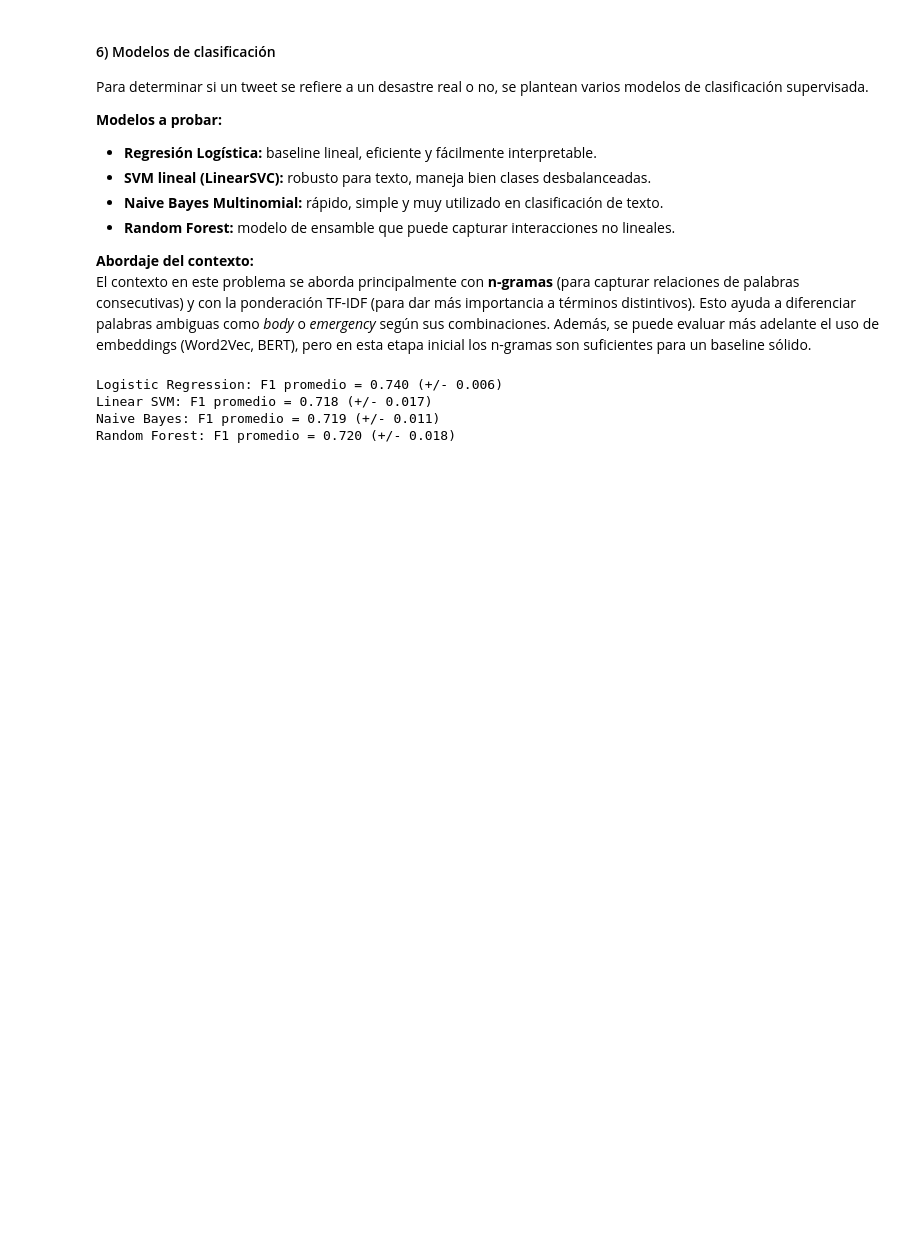
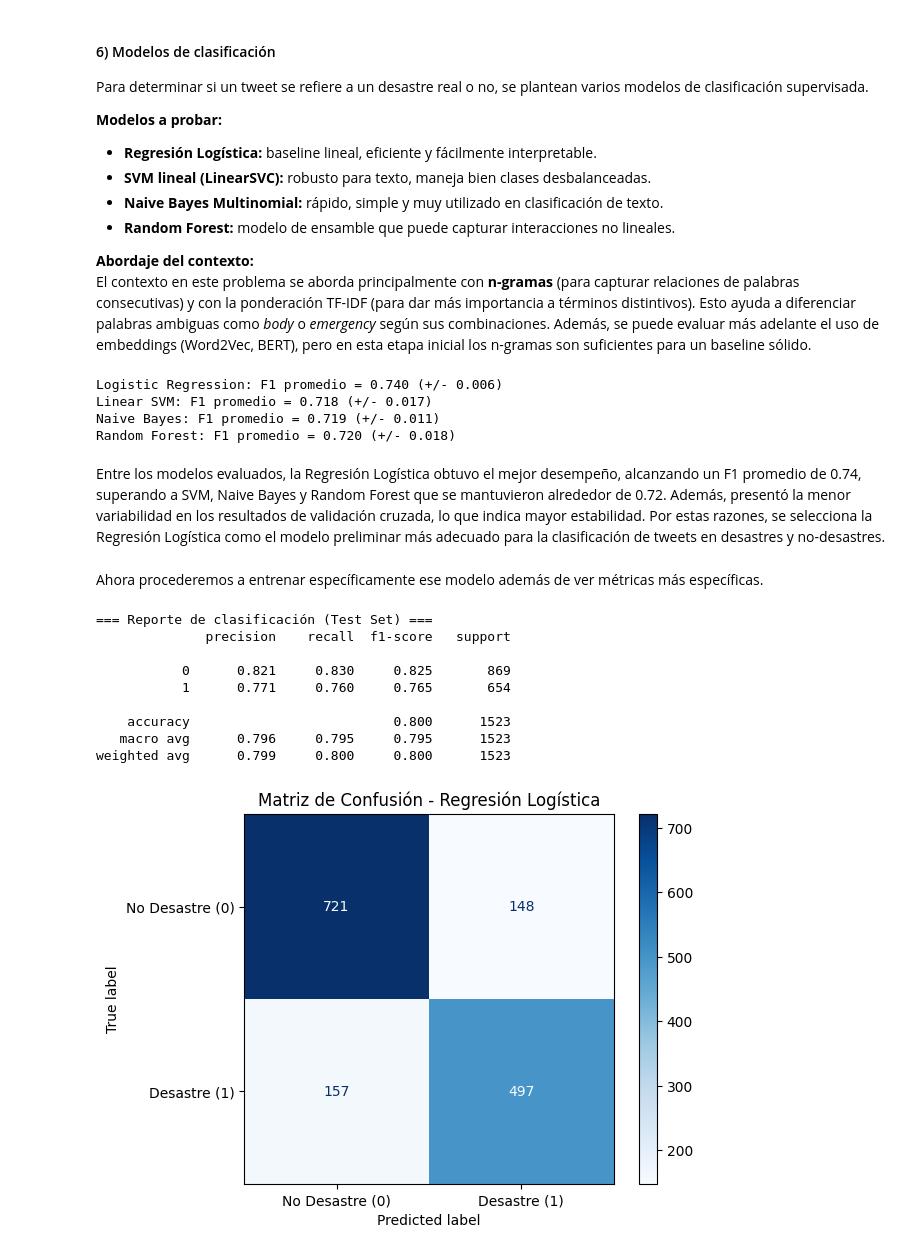
Before and after one commit to Saiyan-Javi/Lab5DS, a Jupyter notebook: Lab5DS.ipynb, the cells around one changed output. Cells and saved outputs as stored; diff of their text form; code cells hidden in the pictures; blank space fills up the shorter version.

```diff
--- a/Lab5DS.ipynb
+++ b/Lab5DS.ipynb
@@ -531,3 +530,47 @@ Logistic Regression: F1 promedio = 0.740 (+/- 0.006)
 Linear SVM: F1 promedio = 0.718 (+/- 0.017)
 Naive Bayes: F1 promedio = 0.719 (+/- 0.011)
 Random Forest: F1 promedio = 0.720 (+/- 0.018)
+# %% [markdown]
+Entre los modelos evaluados, la Regresión Logística obtuvo el mejor desempeño, alcanzando un F1 promedio de 0.74, superando a SVM, Naive Bayes y Random Forest que se mantuvieron alrededor de 0.72. Además, presentó la menor variabilidad en los resultados de validación cruzada, lo que indica mayor estabilidad. Por estas razones, se selecciona la Regresión Logística como el modelo preliminar más adecuado para la clasificación de tweets en desastres y no-desastres.
+# %% [markdown]
+Ahora procederemos a entrenar específicamente ese modelo además de ver métricas más específicas.
+# %%
+from sklearn.feature_extraction.text import TfidfVectorizer
+from sklearn.linear_model import LogisticRegression
+from sklearn.pipeline import Pipeline
+from sklearn.metrics import classification_report, confusion_matrix, ConfusionMatrixDisplay
+import matplotlib.pyplot as plt
+
+# === 1. Definir pipeline con TF-IDF + Regresión Logística ===
+best_model = Pipeline([
+    ("tfidf", TfidfVectorizer(ngram_range=(1,2), min_df=3, max_features=20000)),
+    ("clf", LogisticRegression(max_iter=2000, class_weight="balanced", random_state=42))
+])
+
+# === 2. Entrenar en el conjunto de train ===
+best_model.fit(X_train, y_train)
+
+# === 3. Evaluar en el conjunto de test ===
+y_pred = best_model.predict(X_test)
+
+# Reporte de clasificación
+print("=== Reporte de clasificación (Test Set) ===")
+print(classification_report(y_test, y_pred, digits=3))
+
+# Matriz de confusión
+cm = confusion_matrix(y_test, y_pred)
+disp = ConfusionMatrixDisplay(confusion_matrix=cm, display_labels=["No Desastre (0)", "Desastre (1)"])
+disp.plot(cmap="Blues")
+plt.title("Matriz de Confusión - Regresión Logística")
+plt.show()
+# %% [output]
+=== Reporte de clasificación (Test Set) ===
+              precision    recall  f1-score   support
+
+           0      0.821     0.830     0.825       869
+           1      0.771     0.760     0.765       654
+
+    accuracy                          0.800      1523
+   macro avg      0.796     0.795     0.795      1523
+weighted avg      0.799     0.800     0.800      1523
+[figure, added]
```
Also changed, not shown: parts of 3 cells of this notebook.
